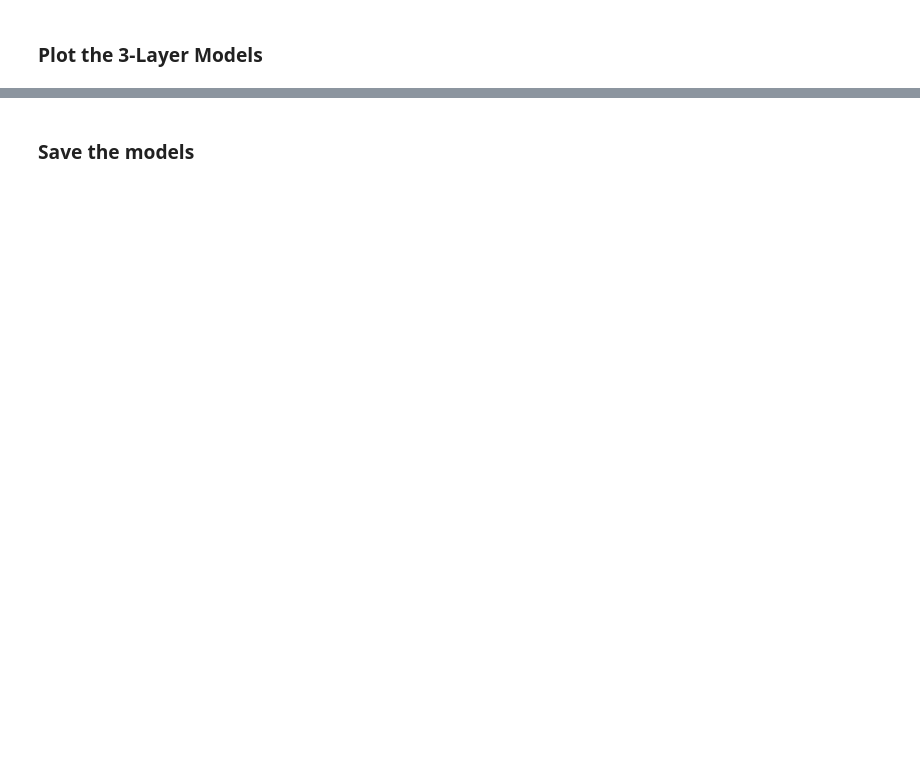
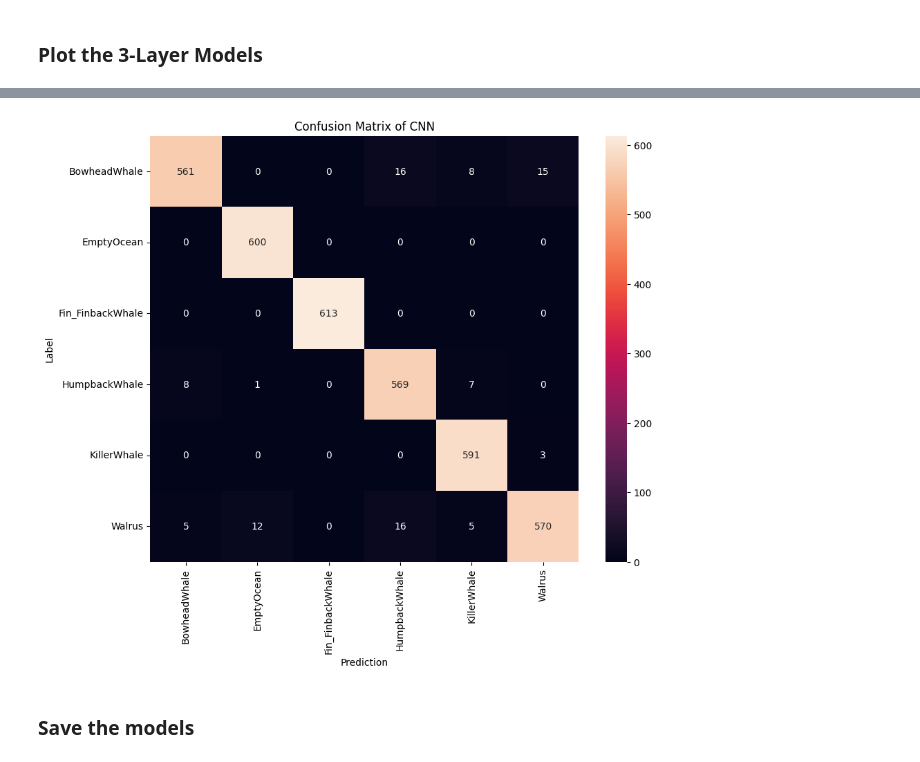
Before and after one commit to SeanTedesco/marine-mammal-call-classification, a Jupyter notebook: step5-model-comparisons/cnn_comparisons.ipynb, the cells around one changed output, grey strips where cells are left out. Cells and saved outputs as stored; diff of their text form; code cells hidden in the pictures; blank space fills up the shorter version.

```diff
--- a/step5-model-comparisons/cnn_comparisons.ipynb
+++ b/step5-model-comparisons/cnn_comparisons.ipynb
@@ -128,0 +143,17 @@ Text(0, 0.5, 'Model Accuracy')
+# %%
+# iterate each sample of X_test, predict, and store predicted index into a numpy array.
+ypred_array = np.array([])
+model
+for model1 in L3_model_list:
+    model = model1
+
+for i in range(len(X_test)):
+    X = X_test[i]
+    X = X[np.newaxis, ...] # to make a 4D
+
+    # prediction
+    prediction = model.predict(X)
+
+    # extract the index with the max value
+    predicted_index = np.argmax(prediction, axis=1)
+    ypred_array = np.append(ypred_array, predicted_index)
@@ -129,3 +178,18 @@ Text(0, 0.5, 'Model Accuracy')
+# %%
+confusion_mtx = tf.math.confusion_matrix(y_test, ypred_array)
+num_rows = confusion_mtx.get_shape().as_list()[0] # we need these to remove (slice)
+num_cols = confusion_mtx.get_shape().as_list()[1]
+confusion_mtx= tf.slice(confusion_mtx, [1,1], [num_rows-1, num_cols-1])
+
+plt.figure(figsize=(10, 8))
+sns.heatmap(confusion_mtx, xticklabels=L, yticklabels=L,
+            annot=True, fmt='g')
+plt.xlabel('Prediction')
+plt.ylabel('Label')
+plt.title("Confusion Matrix of CNN")
+plt.show()
+# %% [output]
+[figure, added]
 # %% [markdown]
 ### Save the models
 # %%
```
Also changed, not shown: parts of 15 cells of this notebook.
